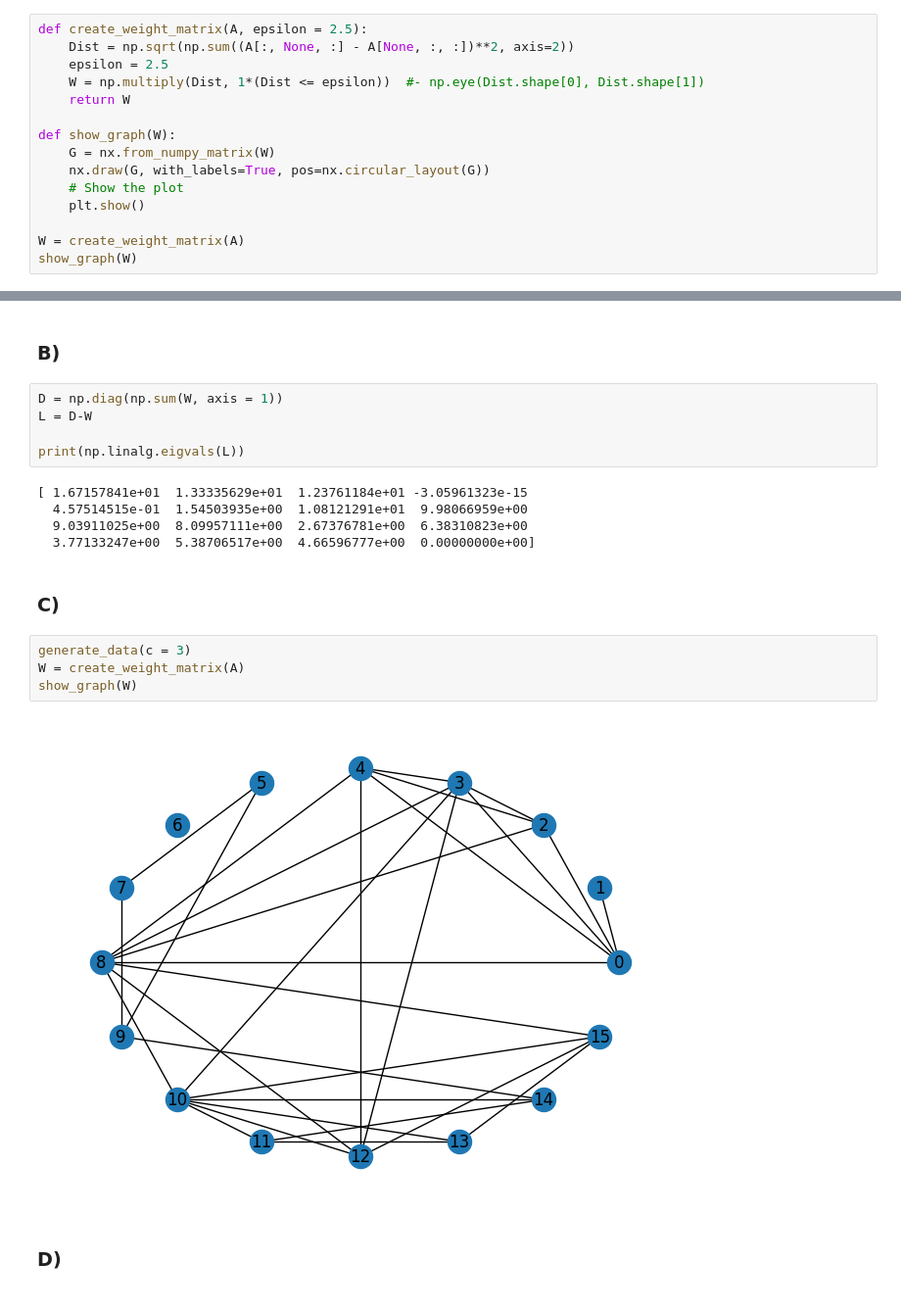
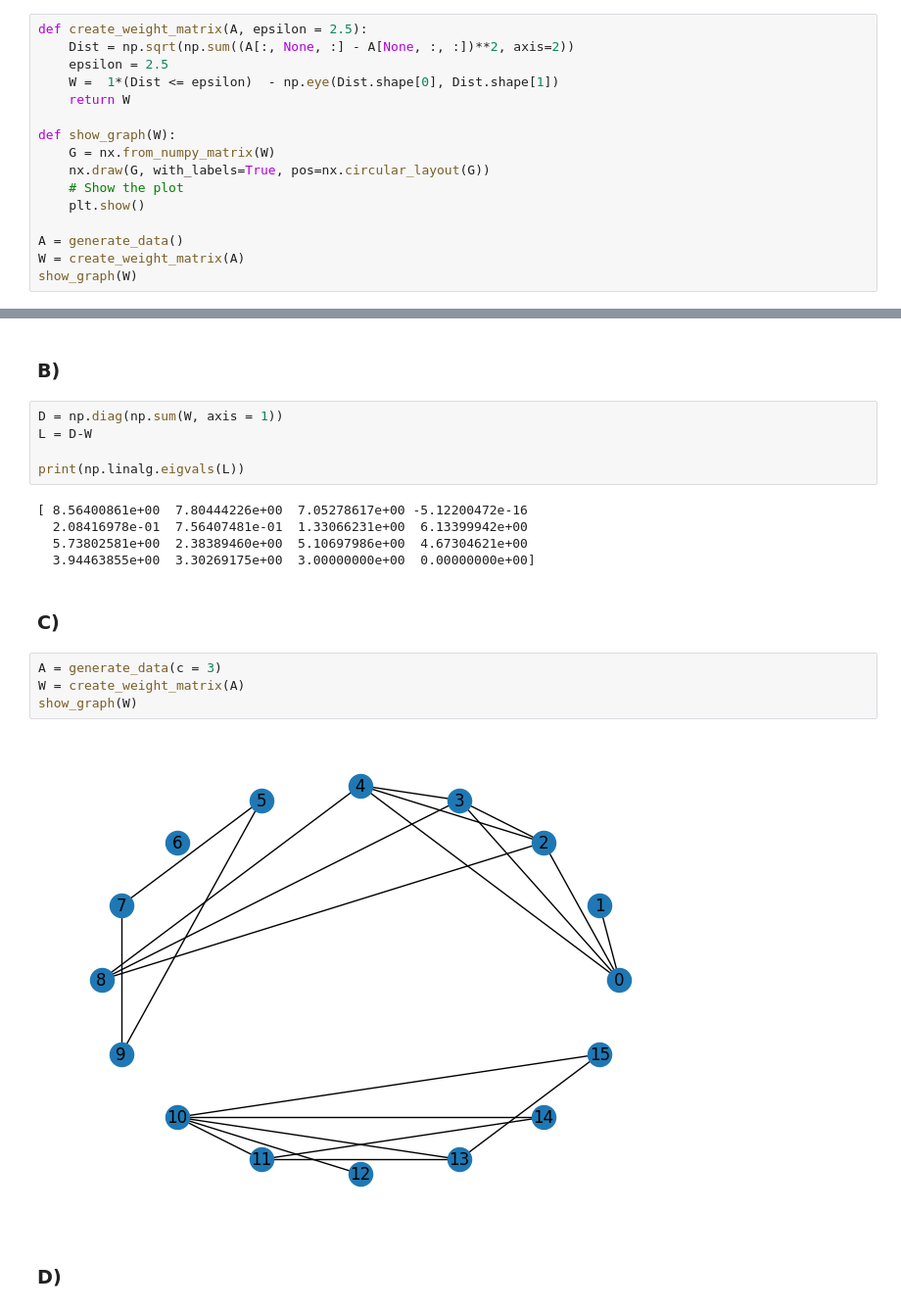
Before and after one commit to dahnlund/SF2526-Lab2, a Jupyter notebook: ex2.ipynb, the cells around one changed output, grey strips where cells are left out. Shown: that part at 98% size. Saved outputs shown, nothing was run; the diff lists cells and outputs as text.

```diff
--- a/ex2.ipynb
+++ b/ex2.ipynb
@@ -21,7 +19,7 @@ A = generate_data()
 def create_weight_matrix(A, epsilon = 2.5):
     Dist = np.sqrt(np.sum((A[:, None, :] - A[None, :, :])**2, axis=2))
     epsilon = 2.5
-    W = np.multiply(Dist, 1*(Dist <= epsilon))  #- np.eye(Dist.shape[0], Dist.shape[1])
+    W =  1*(Dist <= epsilon)  - np.eye(Dist.shape[0], Dist.shape[1])
     return W
 
 def show_graph(W):
@@ -30,6 +28,7 @@ def show_graph(W):
     # Show the plot
     plt.show()
 
+A = generate_data()
 W = create_weight_matrix(A)
 show_graph(W)
 # %% [output]
@@ -42,18 +41,18 @@ L = D-W
 
 print(np.linalg.eigvals(L))
 # %% [output]
-[ 1.67157841e+01  1.33335629e+01  1.23761184e+01 -3.05961323e-15
-  4.57514515e-01  1.54503935e+00  1.08121291e+01  9.98066959e+00
-  9.03911025e+00  8.09957111e+00  2.67376781e+00  6.38310823e+00
-  3.77133247e+00  5.38706517e+00  4.66596777e+00  0.00000000e+00]
+[ 8.56400861e+00  7.80444226e+00  7.05278617e+00 -5.12200472e-16
+  2.08416978e-01  7.56407481e-01  1.33066231e+00  6.13399942e+00
+  5.73802581e+00  2.38389460e+00  5.10697986e+00  4.67304621e+00
+  3.94463855e+00  3.30269175e+00  3.00000000e+00  0.00000000e+00]
 # %% [markdown]
 ### C)
 # %%
-generate_data(c = 3)
+A = generate_data(c = 3)
 W = create_weight_matrix(A)
 show_graph(W)
 # %% [output]
-[figure, old version]
+[figure, new version]
 # %% [markdown]
 ### D)
 # %%
```
Also changed, not shown: parts of 4 cells of this notebook.
